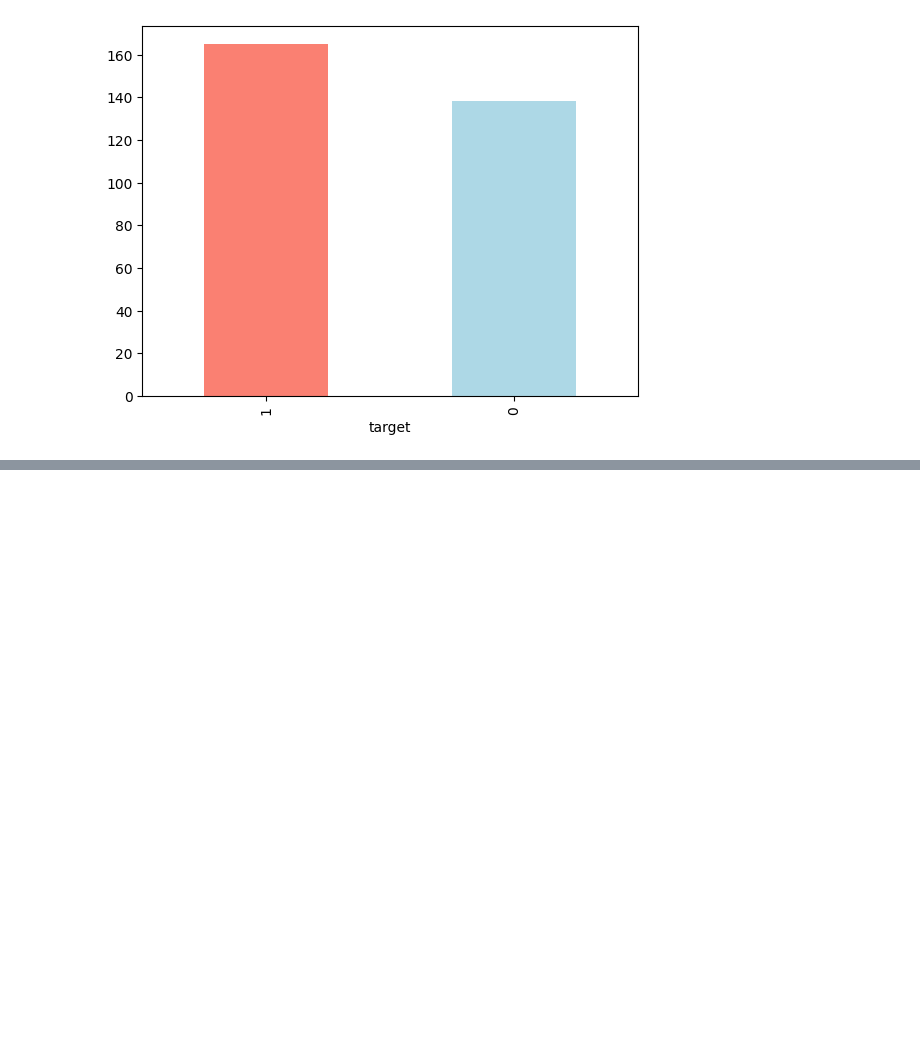
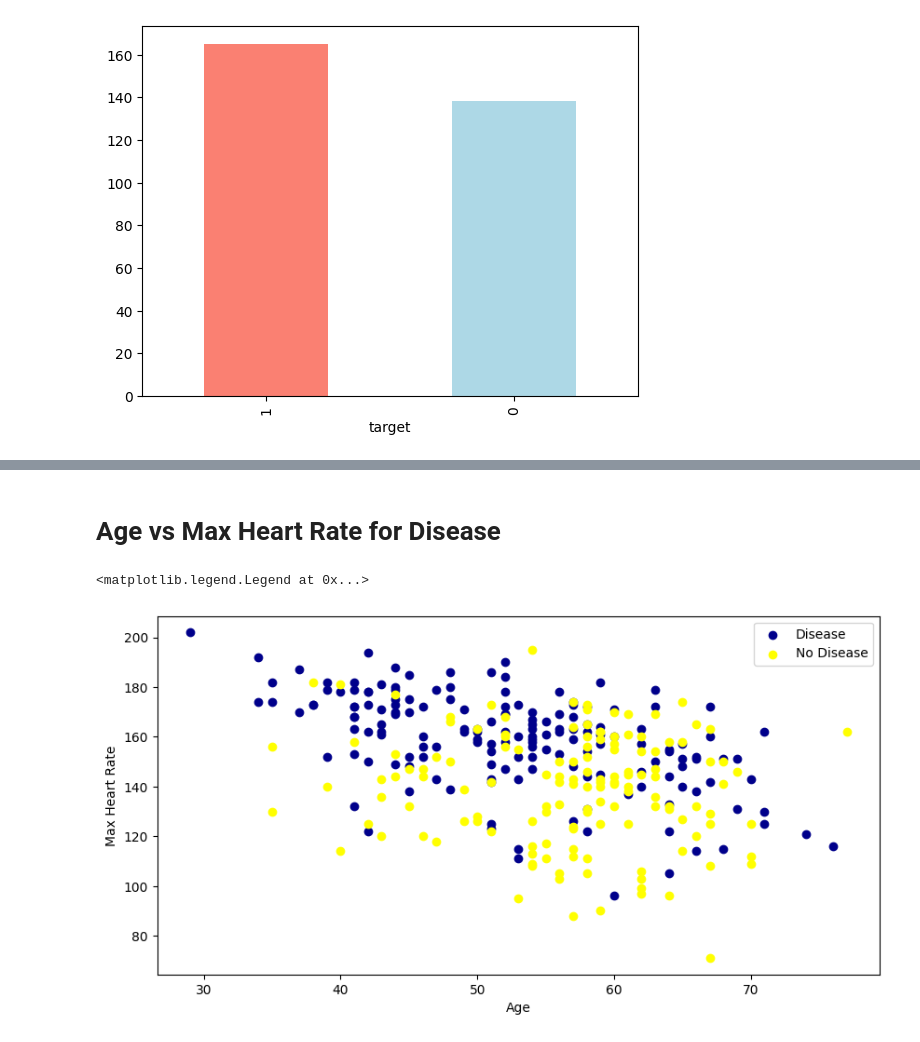
Before and after one commit to Ejazurwah123/Scikit-Learn, a Jupyter notebook: Proj1.ipynb, the cells around one changed output, grey strips where cells are left out. Cells and saved outputs as stored; diff of their text form; code cells hidden in the pictures; blank space fills up the shorter version.

```diff
--- a/Proj1.ipynb
+++ b/Proj1.ipynb
@@ -37,0 +116,16 @@ df['target'].value_counts().plot(kind='bar',color=['salmon','lightblue']);
+# %% [markdown]
+# Age vs Max Heart Rate for Disease
+# %%
+plt.figure(figsize=(10,5));
+
+# scatter with positive examples
+plt.scatter(df.age[df.target==1], df.thalach[df.target==1], c='darkblue');
+plt.ylabel('Max Heart Rate')
+plt.xlabel('Age');
+
+# scatter with negative example means when target == 0
+plt.scatter(df.age[df.target==0], df.thalach[df.target==0], c='yellow');
+plt.legend(['Disease','No Disease'])
+# %% [output]
+<matplotlib.legend.Legend at 0x...>
+[figure, added]
```
Also changed, not shown: parts of 14 cells of this notebook.
